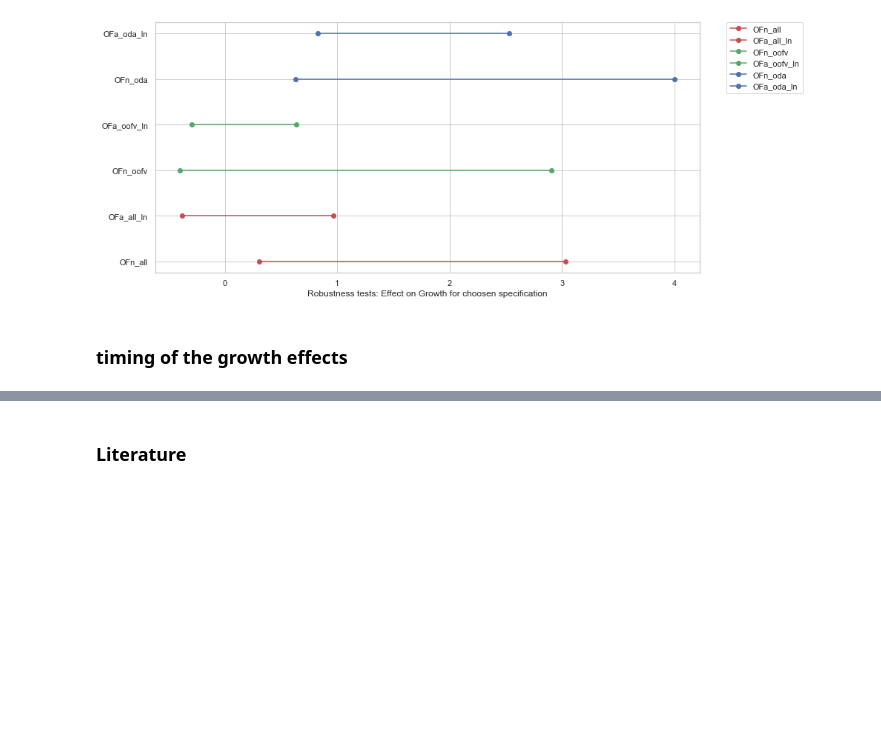
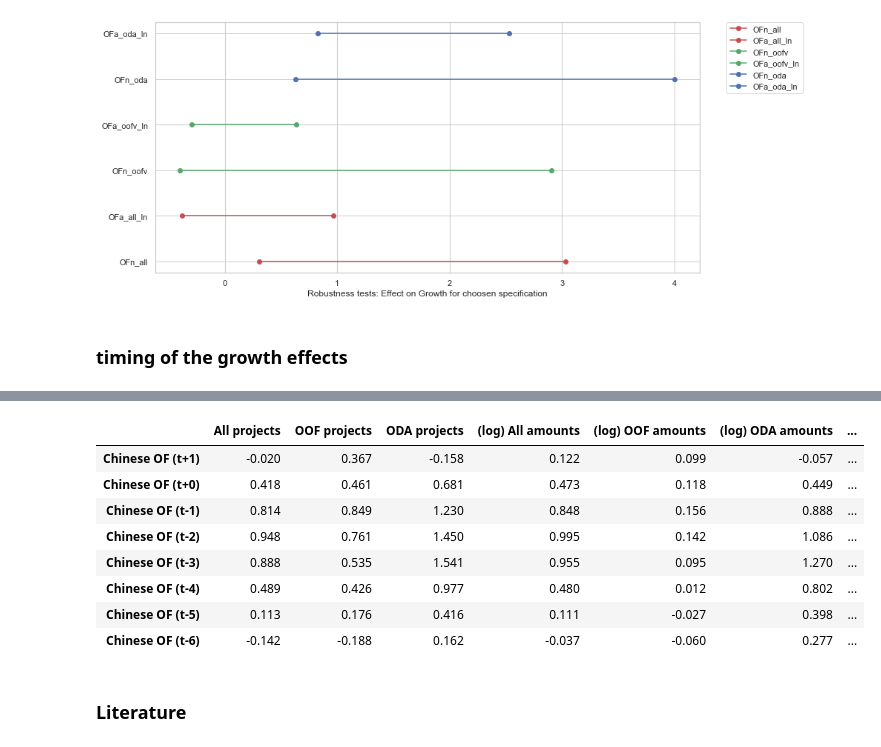
Before and after one commit to JonathanWillnow/ose-data-science-course-project-JonathanWillnow, a Jupyter notebook: JonathanWillnowOSE.ipynb, the cells around one changed output, grey strips where cells are left out. Drawn from its saved outputs; the diff is of its cells as text; code cells hidden in the pictures; blank space fills up the shorter version.

Commit message:
Update JonathanWillnowOSE.ipynb
implemented all changes. completed table 3 of the paper

```diff
--- a/JonathanWillnowOSE.ipynb
+++ b/JonathanWillnowOSE.ipynb
@@ -1580,3 +812,18 @@ Included effects: Entity, Time
+# %%
+effectiveness_data_lagged = get_effectiveness_data_various_lags(True)
+# %%
+various_lags_2SLS = various_lags_2SLS_table(effectiveness_data_lagged)
+various_lags_2SLS
+# %% [output]
+|  | All projects | OOF projects | ODA projects | (log) All amounts | (log) OOF amounts | (log) ODA amounts | ... |
+| Chinese OF (t+1) | -0.020 | 0.367 | -0.158 | 0.122 | 0.099 | -0.057 | ... |
+| Chinese OF (t+0) | 0.418 | 0.461 | 0.681 | 0.473 | 0.118 | 0.449 | ... |
+| Chinese OF (t-1) | 0.814 | 0.849 | 1.230 | 0.848 | 0.156 | 0.888 | ... |
+| Chinese OF (t-2) | 0.948 | 0.761 | 1.450 | 0.995 | 0.142 | 1.086 | ... |
+| Chinese OF (t-3) | 0.888 | 0.535 | 1.541 | 0.955 | 0.095 | 1.270 | ... |
+| Chinese OF (t-4) | 0.489 | 0.426 | 0.977 | 0.480 | 0.012 | 0.802 | ... |
+| Chinese OF (t-5) | 0.113 | 0.176 | 0.416 | 0.111 | -0.027 | 0.398 | ... |
+| Chinese OF (t-6) | -0.142 | -0.188 | 0.162 | -0.037 | -0.060 | 0.277 | ... |
 # %% [markdown]
 ### Literature
 # %% [markdown]
```
Also changed, not shown: parts of 39 cells of this notebook.
